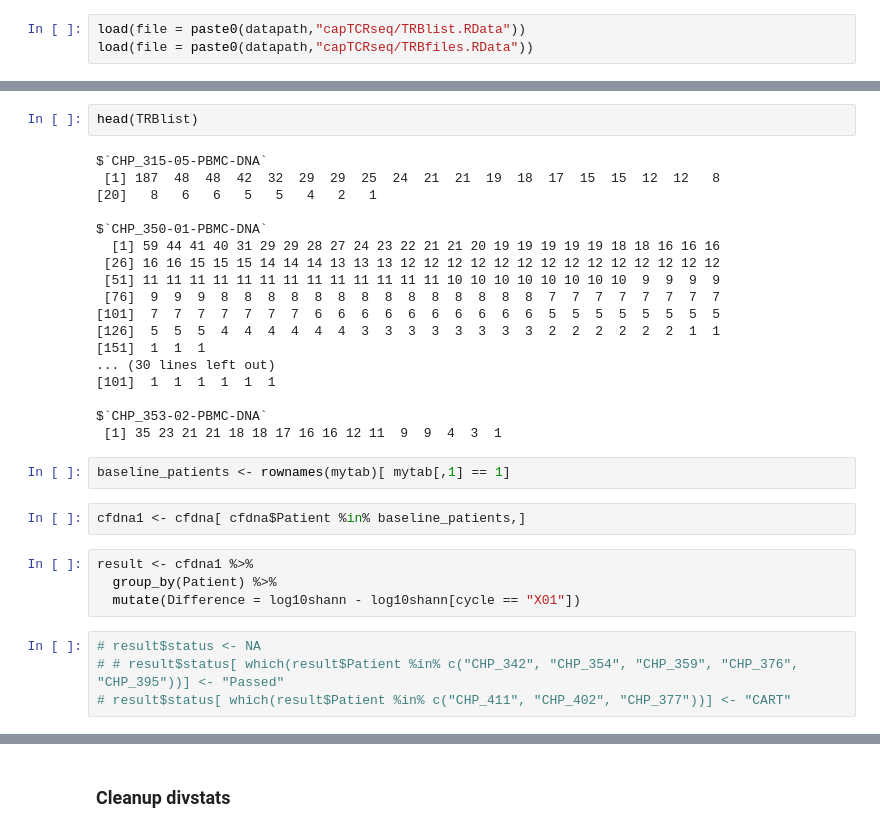
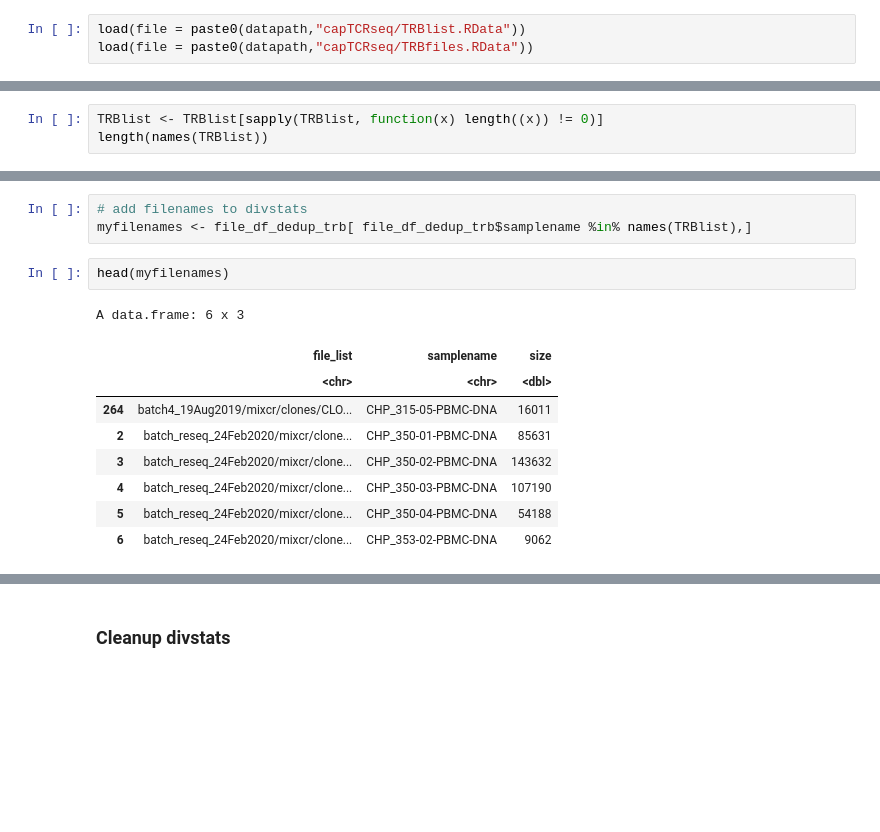
Before and after one commit to pughlab/ped_CapTCRseq, a Jupyter notebook: notebooks/02_divstats.ipynb, the cells around one changed output, grey strips where cells are left out. Saved outputs shown, nothing was run; the diff lists cells and outputs as text; blank space fills up the shorter version.

```diff
--- a/notebooks/02_divstats.ipynb
+++ b/notebooks/02_divstats.ipynb
@@ -93,0 +86,3 @@ ls()
+# %%
+TRBlist <- TRBlist[sapply(TRBlist, function(x) length((x)) != 0)]
+length(names(TRBlist))
@@ -94,32 +100,15 @@ ls()
+# %%
+# add filenames to divstats
+myfilenames <- file_df_dedup_trb[ file_df_dedup_trb$samplename %in% names(TRBlist),]
 # %%
-head(TRBlist)
+head(myfilenames)
 # %% [output]
-$`CHP_315-05-PBMC-DNA`
- [1] 187  48  48  42  32  29  29  25  24  21  21  19  18  17  15  15  12  12   8
-[20]   8   6   6   5   5   4   2   1
-
-$`CHP_350-01-PBMC-DNA`
-  [1] 59 44 41 40 31 29 29 28 27 24 23 22 21 21 20 19 19 19 19 19 18 18 16 16 16
- [26] 16 16 15 15 15 14 14 14 13 13 13 12 12 12 12 12 12 12 12 12 12 12 12 12 12
- [51] 11 11 11 11 11 11 11 11 11 11 11 11 11 10 10 10 10 10 10 10 10  9  9  9  9
- [76]  9  9  9  8  8  8  8  8  8  8  8  8  8  8  8  8  8  7  7  7  7  7  7  7  7
-[101]  7  7  7  7  7  7  7  6  6  6  6  6  6  6  6  6  6  5  5  5  5  5  5  5  5
-[126]  5  5  5  4  4  4  4  4  4  3  3  3  3  3  3  3  3  2  2  2  2  2  2  1  1
-[151]  1  1  1
-... (30 lines left out)
-[101]  1  1  1  1  1  1
-
-$`CHP_353-02-PBMC-DNA`
- [1] 35 23 21 21 18 18 17 16 16 12 11  9  9  4  3  1
+A data.frame: 6 x 3
+|  | file_list | samplename | size |
+|  | <chr> | <chr> | <dbl> |
+| 264 | batch4_19Aug2019/mixcr/clones/CLO... | CHP_315-05-PBMC-DNA | 16011 |
+| 2 | batch_reseq_24Feb2020/mixcr/clone... | CHP_350-01-PBMC-DNA | 85631 |
+| 3 | batch_reseq_24Feb2020/mixcr/clone... | CHP_350-02-PBMC-DNA | 143632 |
+| 4 | batch_reseq_24Feb2020/mixcr/clone... | CHP_350-03-PBMC-DNA | 107190 |
+| 5 | batch_reseq_24Feb2020/mixcr/clone... | CHP_350-04-PBMC-DNA | 54188 |
+| 6 | batch_reseq_24Feb2020/mixcr/clone... | CHP_353-02-PBMC-DNA | 9062 |
-# %%
-baseline_patients <- rownames(mytab)[ mytab[,1] == 1]
-# %%
-cfdna1 <- cfdna[ cfdna$Patient %in% baseline_patients,]
-# %%
-result <- cfdna1 %>%
-  group_by(Patient) %>%
-  mutate(Difference = log10shann - log10shann[cycle == "X01"])
-# %%
-# result$status <- NA
-# # result$status[ which(result$Patient %in% c("CHP_342", "CHP_354", "CHP_359", "CHP_376", "CHP_395"))] <- "Passed"
-# result$status[ which(result$Patient %in% c("CHP_411", "CHP_402", "CHP_377"))] <- "CART"
```
Also changed, not shown: parts of 14 cells of this notebook, 9 other files.
